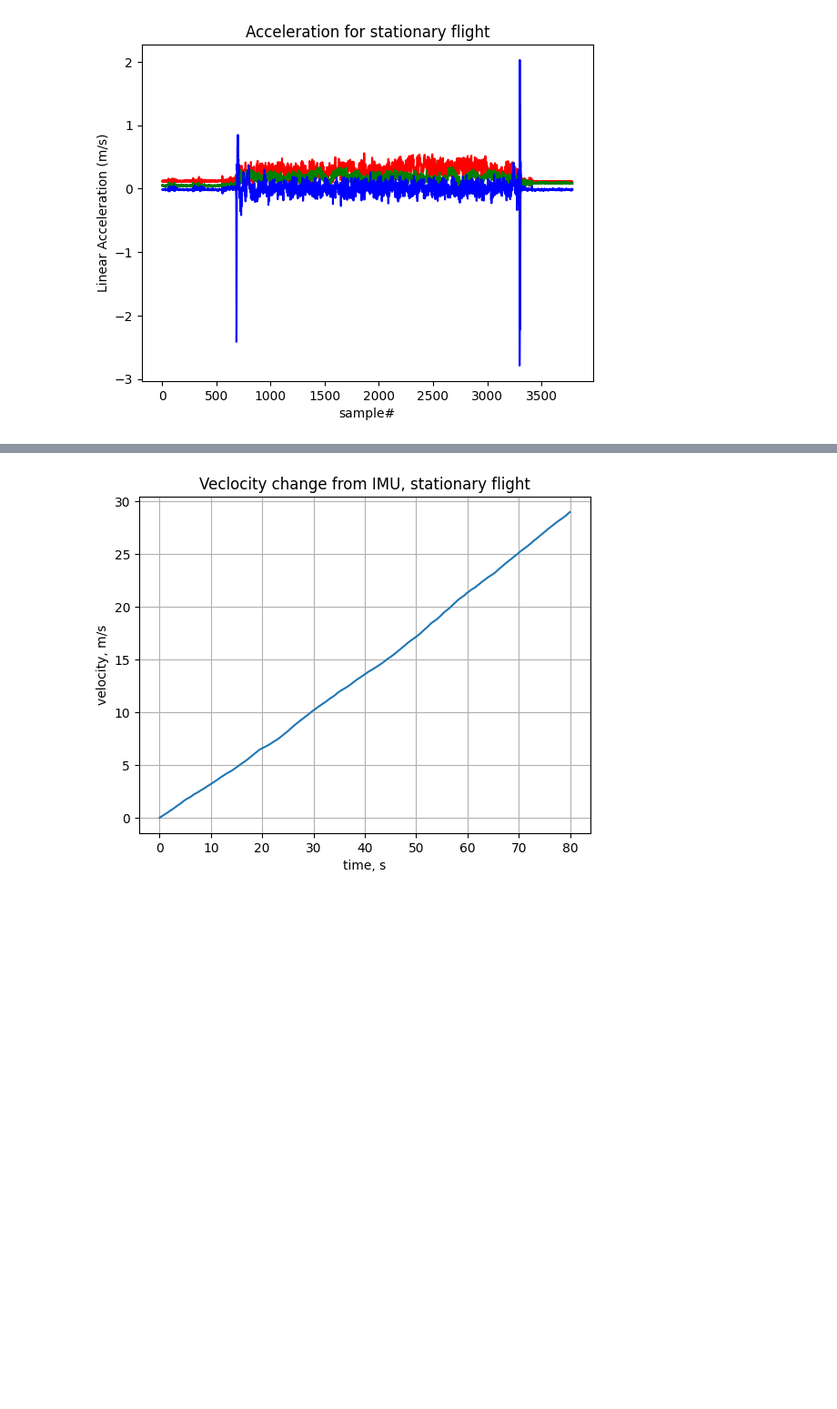
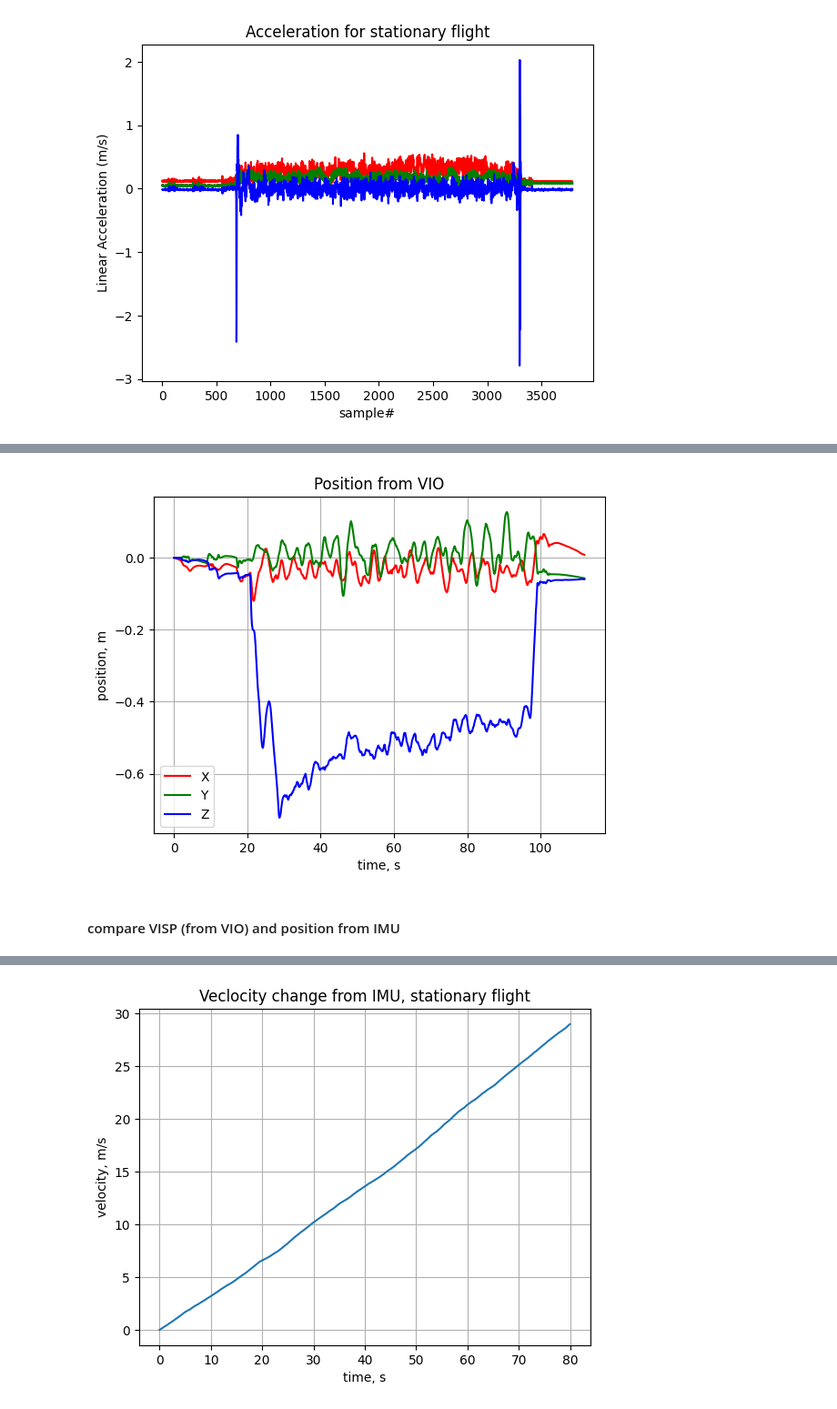
Before and after one commit to diplodocuslongus/ardupilot2know, a Jupyter notebook: param_log_msg/load_ardupilot_bin_imu.ipynb, the cells around one changed output, grey strips where cells are left out. Shown at 91% size. Saved outputs shown, nothing was run; the diff lists cells and outputs as text; code cells hidden in the pictures; blank space fills up the shorter version.

```diff
--- a/param_log_msg/load_ardupilot_bin_imu.ipynb
+++ b/param_log_msg/load_ardupilot_bin_imu.ipynb
@@ -268,0 +325,25 @@ plt.show()
+# %%
+pos_visp_x = pos_visp_x - pos_visp_x[0]
+pos_visp_y = pos_visp_y - pos_visp_y[0]
+pos_visp_z = pos_visp_z - pos_visp_z[0]
+# %%
+fig,ax = plt.subplots(1)
+ax.plot(time,pos_visp_x,'r',label="X")
+ax.plot(time,pos_visp_y,'g',label="Y")
+ax.plot(time,pos_visp_z,'b',label="Z")
+# ax.plot(posx,'r',label="X")
+# ax.plot(posy,'g',label="Y")
+# ax.plot(posz,'b',label="Z")
+ax.set_title('Position from VIO')
+ax.set_ylabel('position, m')
+ax.set_xlabel('time, s')
+ax.legend()
+ax.grid()
+
+# plt.savefig("position_from_log_stationary.png", format='png')
+
+plt.show()
+# %% [output]
+[figure, added]
+# %% [markdown]
+#### compare VISP (from VIO) and position from IMU
```
Also changed, not shown: parts of 24 cells of this notebook, 4 other files.
